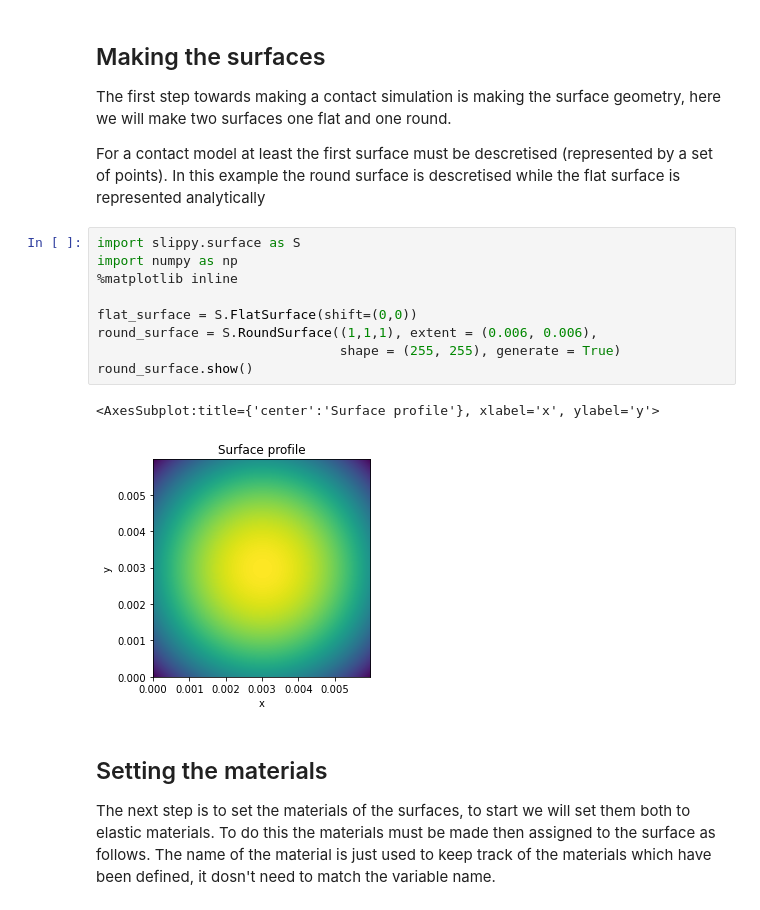
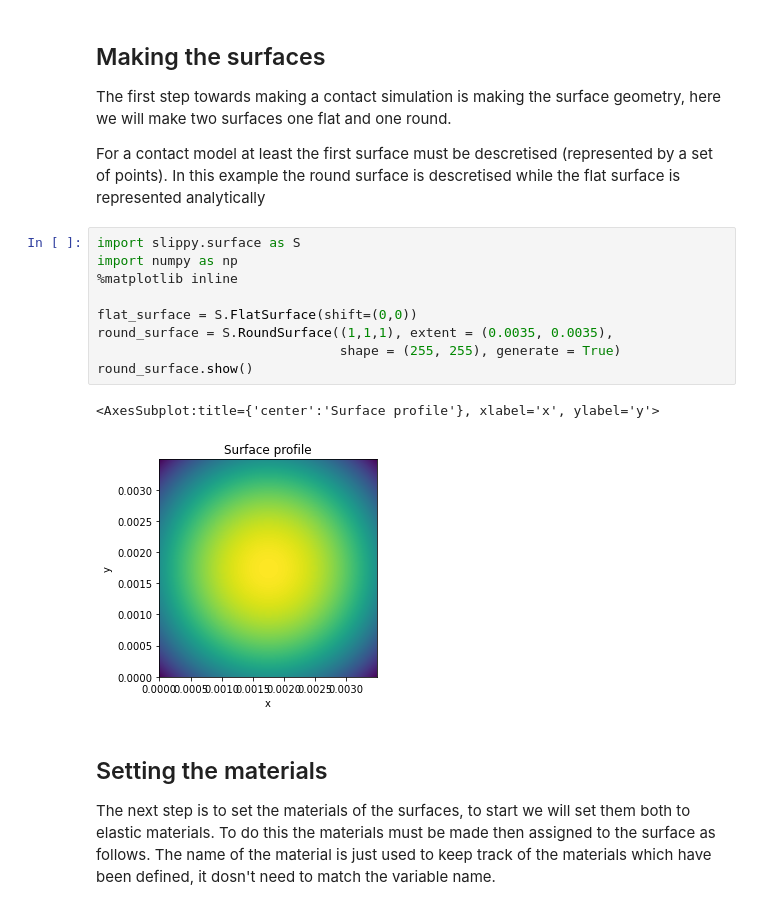
Before and after one commit to FrictionTribologyEnigma/slippy, a Jupyter notebook: examples/Recreating the hertz solution numerically (normal contact).ipynb, the cells around one changed output. Cells and saved outputs as stored; diff of their text form.

```diff
--- a/examples/Recreating the hertz solution numerically (normal contact).ipynb
+++ b/examples/Recreating the hertz solution numerically (normal contact).ipynb
@@ -18,15 +18,15 @@ For a contact model at least the first surface must be descretised (represented
 # %%
 import slippy.surface as S
 import numpy as np
 %matplotlib inline
 
 flat_surface = S.FlatSurface(shift=(0,0))
-round_surface = S.RoundSurface((1,1,1), extent = (0.006, 0.006),
+round_surface = S.RoundSurface((1,1,1), extent = (0.0035, 0.0035),
                                shape = (255, 255), generate = True)
 round_surface.show()
 # %% [output]
 <AxesSubplot:title={'center':'Surface profile'}, xlabel='x', ylabel='y'>
-[figure, old version]
+[figure, new version]
 # %% [markdown]
 ## Setting the materials
 The next step is to set the materials of the surfaces, to start we will set them both to elastic materials. To do this the materials must be made then assigned to the surface as follows. The name of the material is just used to keep track of the materials which have been defined, it dosn't need to match the variable name.
```
Also changed, not shown: parts of 5 cells of this notebook, 39 other files.
